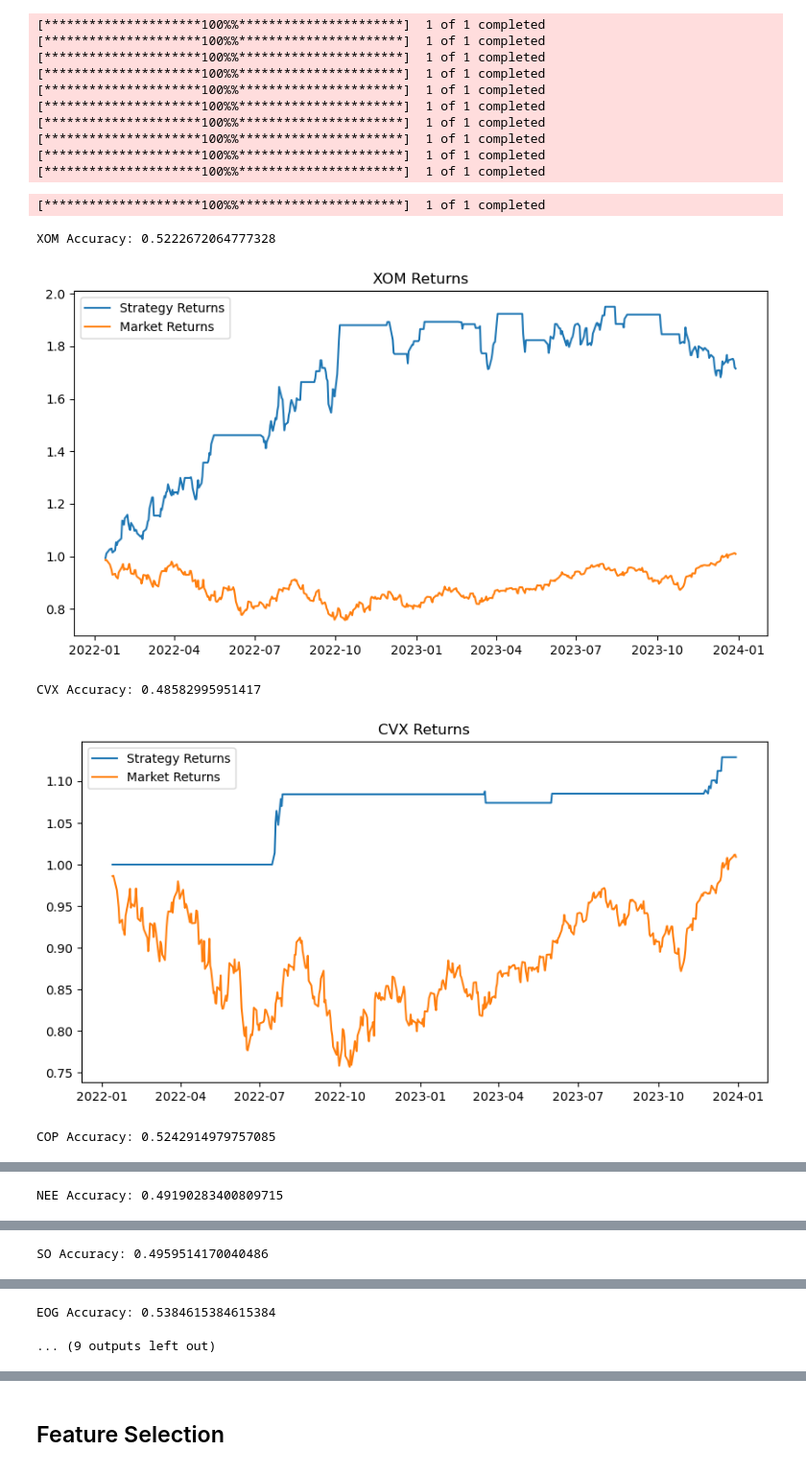
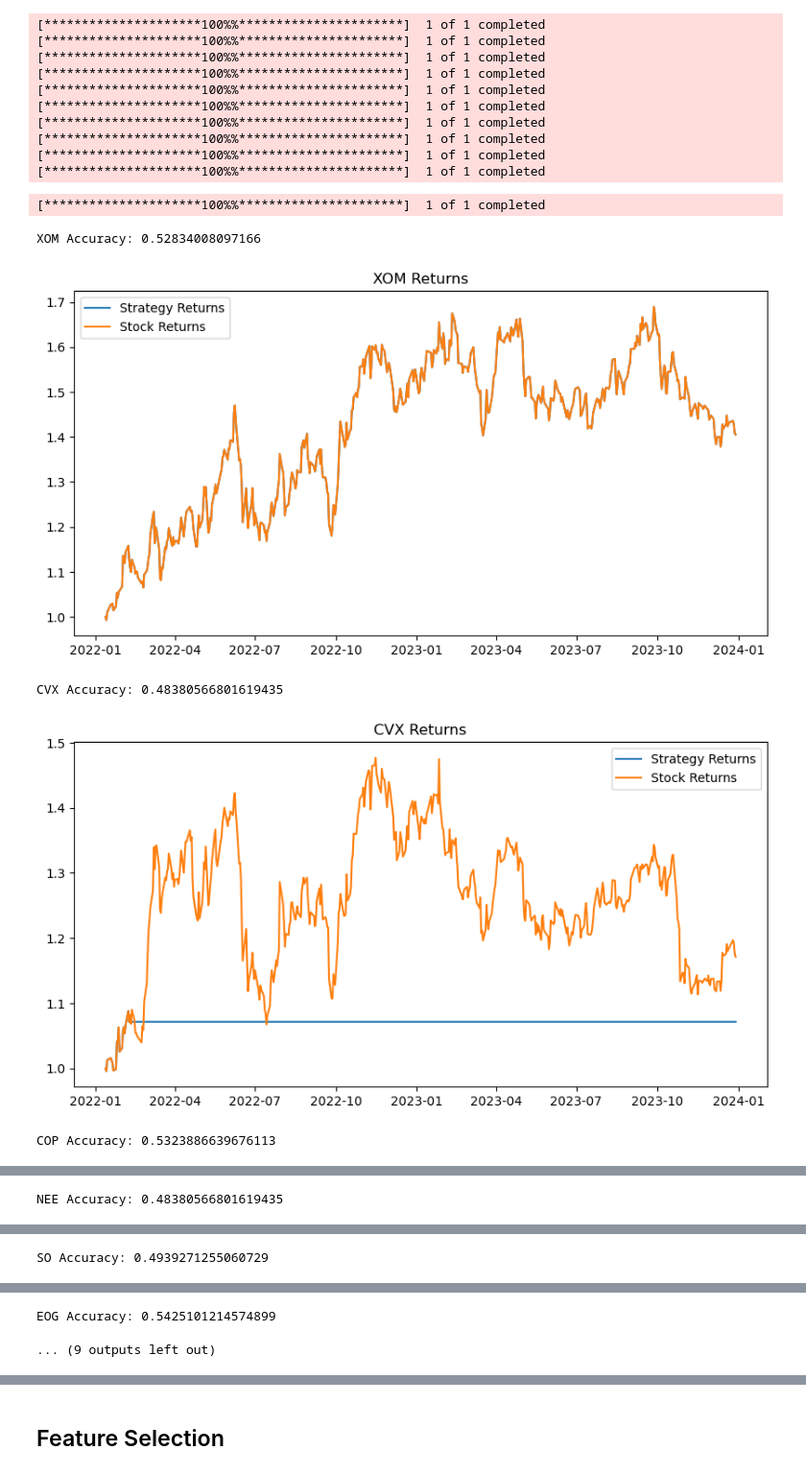
Before and after one commit to jjr2024/cs-451-quant-project, a Jupyter notebook: axiao_research.ipynb, the cells around one changed output, grey strips where cells are left out. Shown at 96% size. Drawn from its saved outputs; the diff is of its cells as text; code cells hidden in the pictures.

Commit message:
lstm research with model class

```diff
--- a/axiao_research.ipynb
+++ b/axiao_research.ipynb
@@ -364,18 +364,24 @@ def evaluate(model, X_test_, y_test_, features, market_data):
     # Calculate cumulative strategy returns on test data
     X_test['Predicted_Signal'] = y_pred
     X_test['Strategy_Returns'] = X_test['Returns'] * X_test['Predicted_Signal'].shift(1)
-    cumulative_strategy_returns = (X_test['Strategy_Returns'] + 1).cumprod()
+    cumulative_strategy_returns = (X_test['Strategy_Returns'].fillna(0) + 1).cumprod()
+    returns = X_test.loc[X_test.index, 'Returns']
+    returns.iloc[0] = 0
+    cumulative_stock_returns = (returns + 1).cumprod()
 
     # Calculate cumulative returns for the market
     market_data['Returns'] = market_data['Close'].pct_change()
-    cumulative_market_returns = (market_data['Returns'] + 1).cumprod()
+    #cumulative_market_returns = (market_data['Returns'].fillna(0) + 1).cumprod()
 
     plt.figure(figsize=(10,5))
-    plt.plot(cumulative_strategy_returns, label='Strategy Returns')
-    plt.plot(cumulative_market_returns, label='Market Returns')
+    plt.plot(cumulative_strategy_returns, label='Strategy Returns', alpha=0.5)
+    #plt.plot(cumulative_market_returns, label='Market Returns')
+    plt.plot(cumulative_stock_returns, label='Stock Returns', alpha=0.5)
     plt.title(f'{X_test.Ticker.iloc[0]} Returns')
     plt.legend()
     plt.show()
+
+    return X_test
 # %%
 start = '2014-01-01'
 end = '2024-01-01'
@@ -394,20 +400,22 @@ X_train, y_train, X_test, y_test = prepare_data(tickers, start, end)
 # %%
 from sklearn.svm import LinearSVC
 
 #model = RandomForestClassifier(n_estimators=100, random_state=42)
-model = LinearSVC(dual='auto')
-features = ['SMA_20', 'SMA_50', 'Std_Dev', 'Z_Score', 'RSI']
+model = SVC()
+#model = LogisticRegression()
+features = ['SMA_20', 'SMA_50', 'Std_Dev', 'Z_Score', 'RSI', 'Returns']
 model = model.fit(X_train[features], y_train)
 
 market_data = yf.download('SPY', start=start, end=end)
+X_test_vec = []
 
 for i in range(10):
     market = market_data[market_data.index >= X_test[i].index[0]].copy()
-    evaluate(model, X_test[i], y_test[i], features, market_data=market)
+    X_test_vec.append(evaluate(model, X_test[i], y_test[i], features, market_data=market))
 # %% [output]
 [*********************100%%**********************]  1 of 1 completed
-XOM Accuracy: 0.5222672064777328
+XOM Accuracy: 0.52834008097166
-[figure, old version]
+[figure, new version]
-CVX Accuracy: 0.48582995951417
+CVX Accuracy: 0.48380566801619435
-[figure, old version]
+[figure, new version]
-COP Accuracy: 0.5242914979757085
+COP Accuracy: 0.5323886639676113
@@ -415 +423 @@ COP Accuracy: 0.5242914979757085
-NEE Accuracy: 0.49190283400809715
+NEE Accuracy: 0.48380566801619435
@@ -417 +425 @@ NEE Accuracy: 0.49190283400809715
-SO Accuracy: 0.4959514170040486
+SO Accuracy: 0.4939271255060729
@@ -419,2 +427,2 @@ SO Accuracy: 0.4959514170040486
-EOG Accuracy: 0.5384615384615384
+EOG Accuracy: 0.5425101214574899
 ... (9 outputs left out)
```
Also changed, not shown: parts of 27 cells of this notebook, 2 other files.
